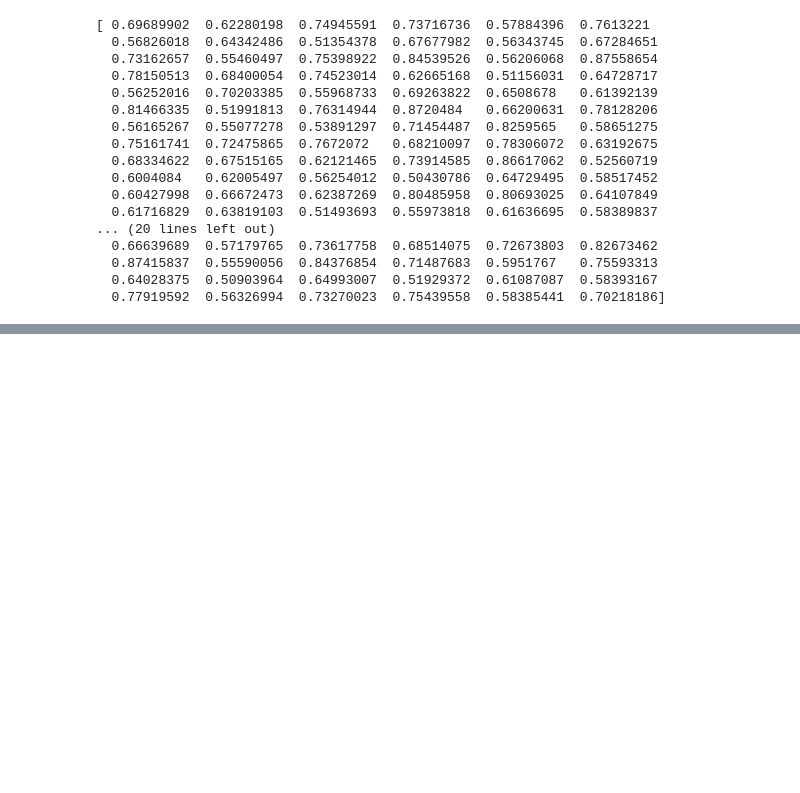
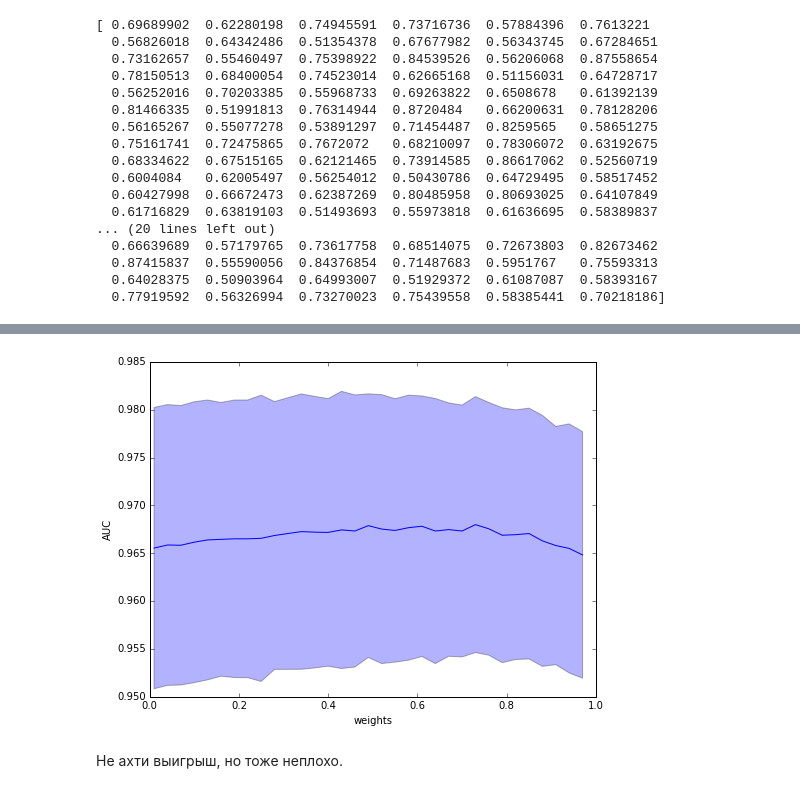
Before and after one commit to alexsyrom/SHAD_ML_KAGGLE_1, a Jupyter notebook: solution.ipynb, the cells around one changed output, grey strips where cells are left out. Saved outputs shown, nothing was run; the diff lists cells and outputs as text; code cells hidden in the pictures; blank space fills up the shorter version.

```diff
--- a/solution.ipynb
+++ b/solution.ipynb
@@ -247,0 +431,5 @@ plot_quality(grid_searcher, 'n_neighbors')
+# %%
+%%time
+
+params = {'criterion': ['gini', 'entropy'], 'max_features': ['sqrt', 'log2', None]}
+rfc_grid_searcher = scaled_learn(RandomForestClassifier(n_estimators=500), params)
@@ -247,0 +452,20 @@ plot_quality(grid_searcher, 'n_neighbors')
+# %%
+def plot_quality_mix(grid_searcher, param_name):
+    means = []
+    stds = []
+    for elem in grid_searcher.grid_scores_:
+        means.append(mean(elem.cv_validation_scores))
+        stds.append(sqrt(var(elem.cv_validation_scores)))
+    means = array(means)
+    stds = array(stds)
+
+    params = grid_searcher.param_grid
+
+    figure(figsize=(8, 6))
+    x_axis = array(params[param_name])
+    x_axis = x_axis[:, 0]
+    plot(x_axis, means)
+    fill_between(x_axis, \
+                 means + stds, means - stds, alpha = 0.3, facecolor='blue')
+    xlabel(param_name)
+    ylabel('AUC')
@@ -247,0 +474,8 @@ plot_quality(grid_searcher, 'n_neighbors')
+# %%
+rfc_est = rfc_grid_searcher.best_estimator_
+knn_est = knn_grid_searcher.best_estimator_
+
+mix_clf = VC(estimators=[('rfc', rfc_est), ('knn', knn_est)], voting='soft')
+# %%
+params = {'weights': [[alpha, 1 - alpha] for alpha in arange(0.01, 1.0, 0.03)]}
+mix_searcher = scaled_learn(mix_clf, params)
@@ -248 +491,7 @@ plot_quality(grid_searcher, 'n_neighbors')
+# %%
+plot_quality_mix(mix_searcher, 'weights')
+# %% [output]
+[figure, added]
+# %% [markdown]
+Не ахти выигрыш, но тоже неплохо.
 # %%
```
Also changed, not shown: parts of 44 cells of this notebook, 1 other file.
